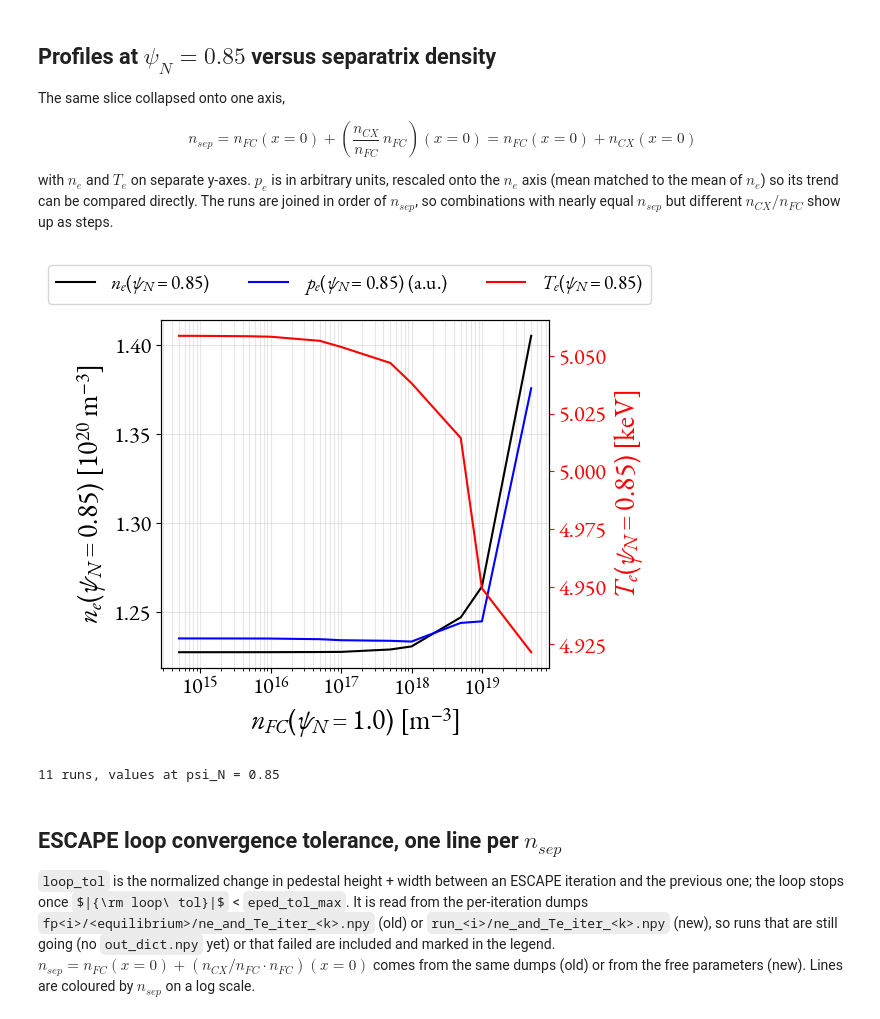
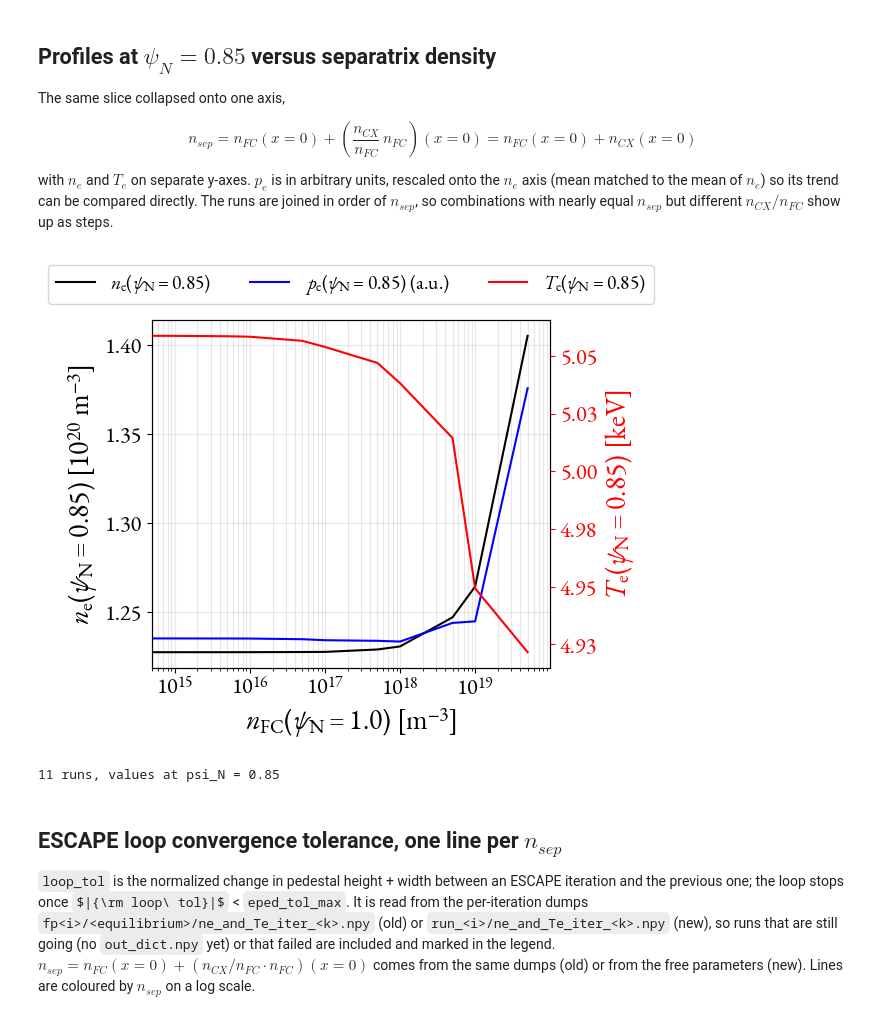
Before and after one commit to jlabbate15/ESCAPE, a Jupyter notebook: examples/device_prediction/ARC/plot_densfp_compare.ipynb, the cells around one changed output. Cells and saved outputs as stored; diff of their text form; code cells hidden in the pictures; some formulas as TeX source.

```diff
--- a/examples/device_prediction/ARC/plot_densfp_compare.ipynb
+++ b/examples/device_prediction/ARC/plot_densfp_compare.ipynb
@@ -288,6 +288,7 @@ compared directly. The runs are joined in order of $n_{sep}$, so combinations wi
 nearly equal $n_{sep}$ but different $n_{CX}/n_{FC}$ show up as steps.
 # %%
 from matplotlib import font_manager
+from matplotlib.ticker import FormatStrFormatter, LogLocator
 
 def n_sep_x0(r):
     # n_sep = nFC(x=0) + (nCX/nFC * nFC)(x=0)
@@ -311,41 +312,46 @@ GARAMOND_RC = {
 sep_runs = sorted(slice_runs, key=n_sep_x0)
 nsep = np.array([n_sep_x0(r) for r in sep_runs])
 at = [values_at_psi(r, PSI_EVAL) for r in sep_runs]
 ne_sep = np.array([v['ne'] for v in at])
 Te_sep = np.array([v['Te'] for v in at])
 pe_sep = np.array([v['p'] for v in at])
 
 # p_e in arbitrary units, placed on the n_e axis
 pe_au = pe_sep * ne_sep.mean() / pe_sep.mean()
 
 with plt.rc_context(GARAMOND_RC):
     fig, ax = plt.subplots(figsize=(6, 5))
     ax2 = ax.twinx()
 
-    ax.plot(nsep, ne_sep, '-', color='k', label=rf'$n_e(\psi_N={PSI_EVAL})$')
-    ax.plot(nsep, pe_au, '-', color='b', label=rf'$p_e(\psi_N={PSI_EVAL})$ (a.u.)')
-    ax2.plot(nsep, Te_sep, '-', color='r', label=rf'$T_e(\psi_N={PSI_EVAL})$')
+    ax.plot(nsep, ne_sep, '-', color='k', label=rf'$n_\mathrm{{e}}(\psi_\mathrm{{N}}={PSI_EVAL})$')
+    ax.plot(nsep, pe_au, '-', color='b', label=rf'$p_\mathrm{{e}}(\psi_\mathrm{{N}}={PSI_EVAL})$ (a.u.)')
+    ax2.plot(nsep, Te_sep, '-', color='r', label=rf'$T_\mathrm{{e}}(\psi_\mathrm{{N}}={PSI_EVAL})$')
 
     ax.set_xscale('log')
-    ax.set_xlabel(r'$n_{FC}(\psi_N = 1.0)$ [m$^{-3}$]', fontsize=fs)
-    ax.set_ylabel(rf'$n_e(\psi_N={PSI_EVAL})$ [$10^{{20}}$ m$^{{-3}}$]', fontsize=fs)
-    ax2.set_ylabel(rf'$T_e(\psi_N={PSI_EVAL})$ [keV]', color='r', fontsize=fs)
+    ax.set_xlabel(r'$n_\mathrm{FC}(\psi_\mathrm{N} = 1.0)$ [m$^{-3}$]', fontsize=fs)
+    ax.set_ylabel(rf'$n_\mathrm{{e}}(\psi_\mathrm{{N}}={PSI_EVAL})$ [$10^{{20}}$ m$^{{-3}}$]', fontsize=fs)
+    ax2.set_ylabel(rf'$T_\mathrm{{e}}(\psi_\mathrm{{N}}={PSI_EVAL})$ [keV]', color='r', fontsize=fs)
     ax2.tick_params(axis='y', colors='r', labelsize=fs-4)
     ax.tick_params(axis='x', labelsize=fs-4)
     ax.tick_params(axis='y', labelsize=fs-4)
+    ax.yaxis.set_major_formatter(FormatStrFormatter('%.2f'))
+    ax2.yaxis.set_major_formatter(FormatStrFormatter('%.2f'))
 
     ax.grid(alpha=0.3, which='both')
 
     h1, l1 = ax.get_legend_handles_labels()
     h2, l2 = ax2.get_legend_handles_labels()
+    ax.set_xlim(5e14, 1e20)
+    ax.set_xticks([1e15, 1e16, 1e17, 1e18, 1e19])
+    ax.xaxis.set_minor_locator(LogLocator(base=10, subs=range(2, 10), numticks=100))
     fig.legend(h1 + h2, l1 + l2, loc='upper center', bbox_to_anchor=(0.5, 1.0), ncol=3, fontsize=fs-6)
     fig.tight_layout(rect=(0, 0, 1, 0.9))
-    fig.savefig('densfp_compare.png')
+    fig.savefig('densfp_compare.png',dpi=600)
     plt.show()
 
 print(f'{len(sep_runs)} runs, values at psi_N = {PSI_EVAL}')
 # %% [output]
-[figure, old version]
+[figure, new version]
 11 runs, values at psi_N = 0.85
 # %% [markdown]
 ## ESCAPE loop convergence tolerance, one line per $n_{sep}$
```
Also changed, not shown: 10 other files.
